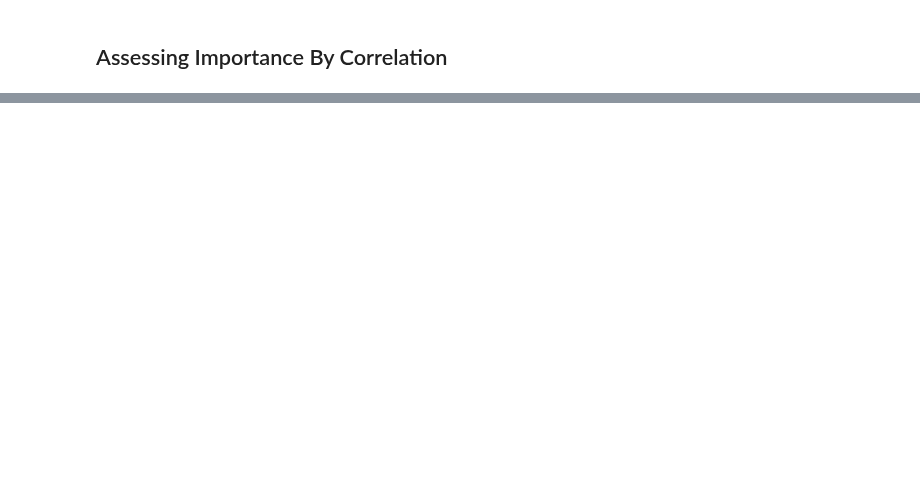
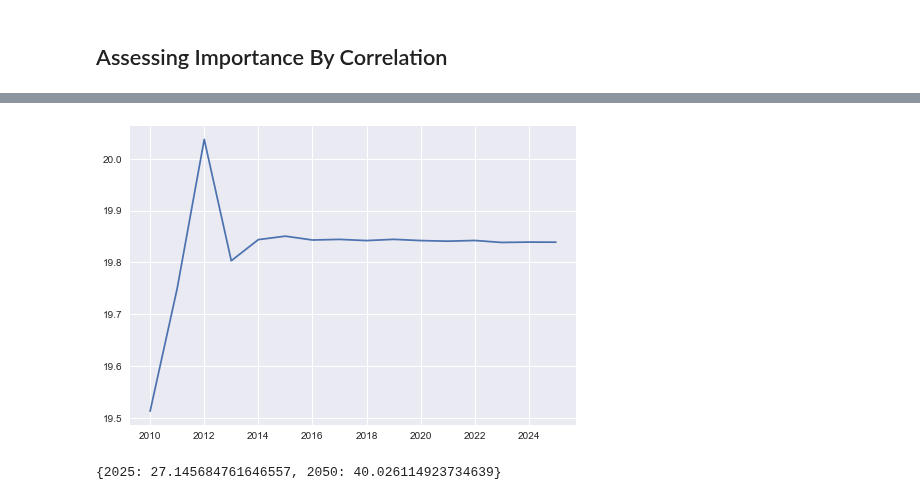
Before and after one commit to charmoniumQ/MCM-2018, a Jupyter notebook: MCM-Data-Analysis.ipynb, the cells around one changed output, grey strips where cells are left out. Drawn from its saved outputs; the diff is of its cells as text; code cells hidden in the pictures; blank space fills up the shorter version.

Commit message:
Generated future predictions for all relevant variables using ARIMA models

```diff
--- a/MCM-Data-Analysis.ipynb
+++ b/MCM-Data-Analysis.ipynb
@@ -465,0 +1158,4 @@ print(reg.score(X, Y))
+# %%
+model = ARIMA(data['AZ']['CLEIK'], order=(7,1,0))
+# %%
+model_fit = model.fit()
@@ -465,0 +1182,2 @@ print(reg.score(X, Y))
+# %%
+output = model_fit.forecast()
@@ -465,0 +1188,12 @@ print(reg.score(X, Y))
+# %%
+target_1 = 2025
+target_2 = 2050
+pred = []
+history = [x for x in data['AZ']['CLEIK']]
+for t in range((target_1 - 2009)):
+    model = ARIMA(history, order=(2,0,2))
+    model_fit = model.fit()
+    output = model_fit.forecast()
+    y_pred = output[0]
+    pred.append(y_pred)
+    history.append(y_pred)
@@ -465,0 +1219,5 @@ print(reg.score(X, Y))
+# %%
+plt.plot(np.array(list(range(2010,2026))).reshape(16,1), pred)
+plt.show()
+# %% [output]
+[figure, added]
@@ -465,0 +1244,4 @@ print(reg.score(X, Y))
+# %%
+make_predictions(data['AZ'], 'CLEIK')
+# %% [output]
+{2025: 27.145684761646557, 2050: 40.026114923734639}
```
Also changed, not shown: parts of 71 cells of this notebook.
